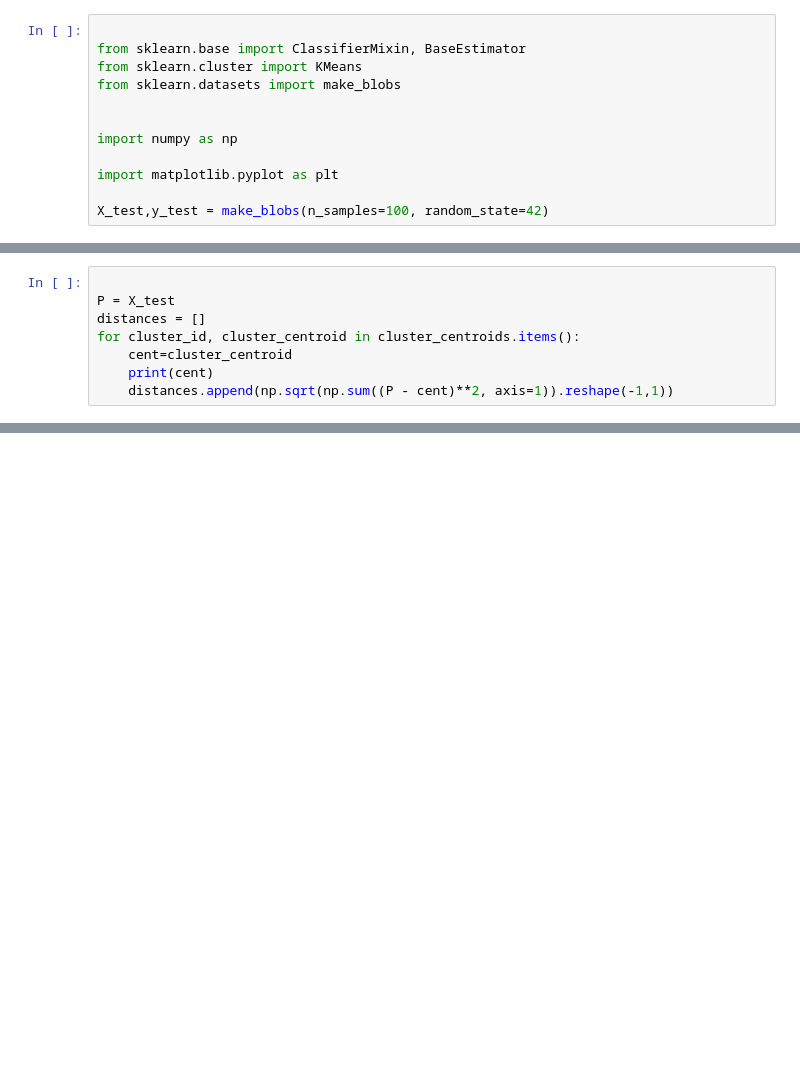
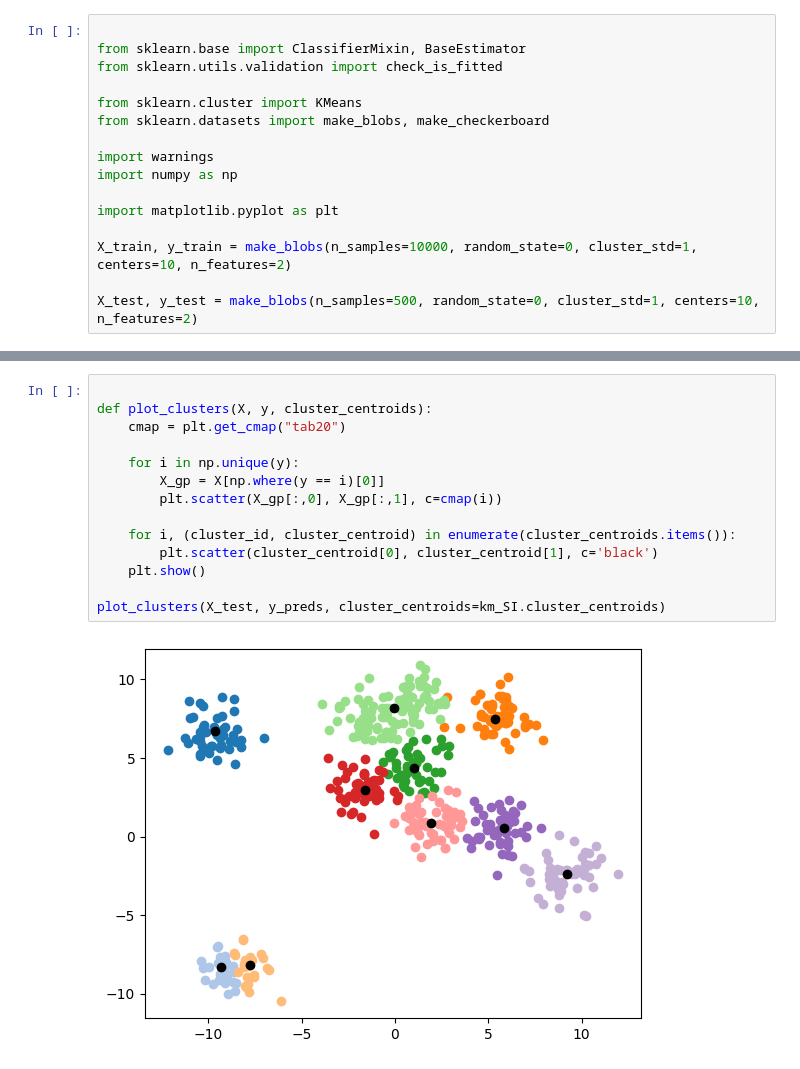
Before and after one commit to krusand/02807-CT-Project, a Jupyter notebook: clustering_implementation.ipynb, the cells around one changed output, grey strips where cells are left out. Cells and saved outputs as stored; diff of their text form; blank space fills up the shorter version.

```diff
--- a/clustering_implementation.ipynb
+++ b/clustering_implementation.ipynb
@@ -1,12 +1,16 @@
 # %%
 
 from sklearn.base import ClassifierMixin, BaseEstimator
+from sklearn.utils.validation import check_is_fitted
+
 from sklearn.cluster import KMeans
-from sklearn.datasets import make_blobs
+from sklearn.datasets import make_blobs, make_checkerboard
 
-
+import warnings
 import numpy as np
 
 import matplotlib.pyplot as plt
 
-X_test,y_test = make_blobs(n_samples=100, random_state=42)
+X_train, y_train = make_blobs(n_samples=10000, random_state=0, cluster_std=1, centers=10, n_features=2)
+
+X_test, y_test = make_blobs(n_samples=500, random_state=0, cluster_std=1, centers=10, n_features=2)
@@ -92,8 +16,0 @@ array([57, 99, 98])
-# %%
-
-P = X_test
-distances = []
-for cluster_id, cluster_centroid in cluster_centroids.items():
-    cent=cluster_centroid
-    print(cent)
-    distances.append(np.sqrt(np.sum((P - cent)**2, axis=1)).reshape(-1,1))
@@ -140,0 +132,16 @@ plt.scatter(X[:,0], X[:,1], c=KMeans(n_clusters=3, init='random').fit_predict(X)
+# %%
+
+def plot_clusters(X, y, cluster_centroids):
+    cmap = plt.get_cmap("tab20")
+
+    for i in np.unique(y):
+        X_gp = X[np.where(y == i)[0]]
+        plt.scatter(X_gp[:,0], X_gp[:,1], c=cmap(i))
+
+    for i, (cluster_id, cluster_centroid) in enumerate(cluster_centroids.items()):
+        plt.scatter(cluster_centroid[0], cluster_centroid[1], c='black')
+    plt.show()
+
+plot_clusters(X_test, y_preds, cluster_centroids=km_SI.cluster_centroids)
+# %% [output]
+[figure, added]
```
Also changed, not shown: parts of 8 cells of this notebook.
